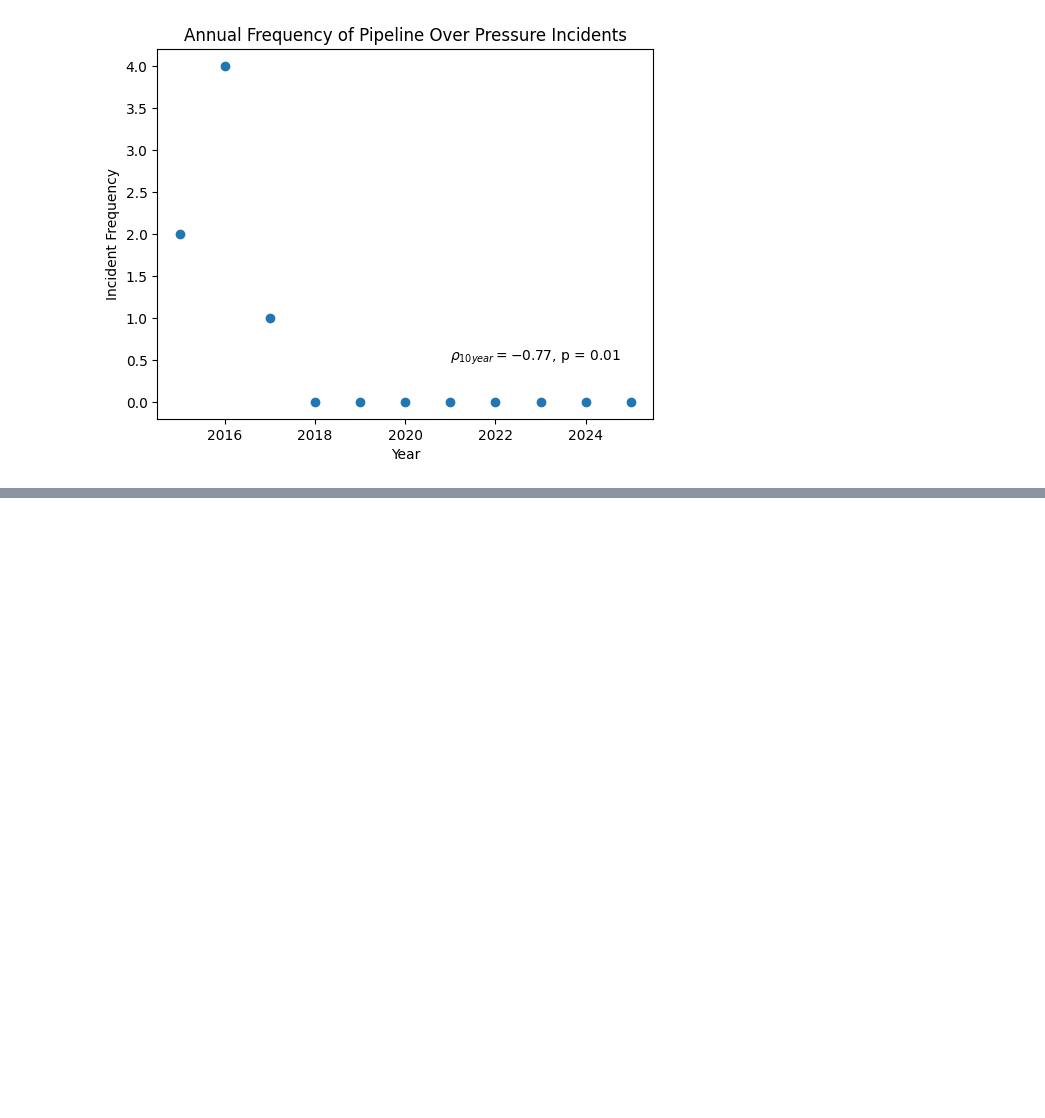
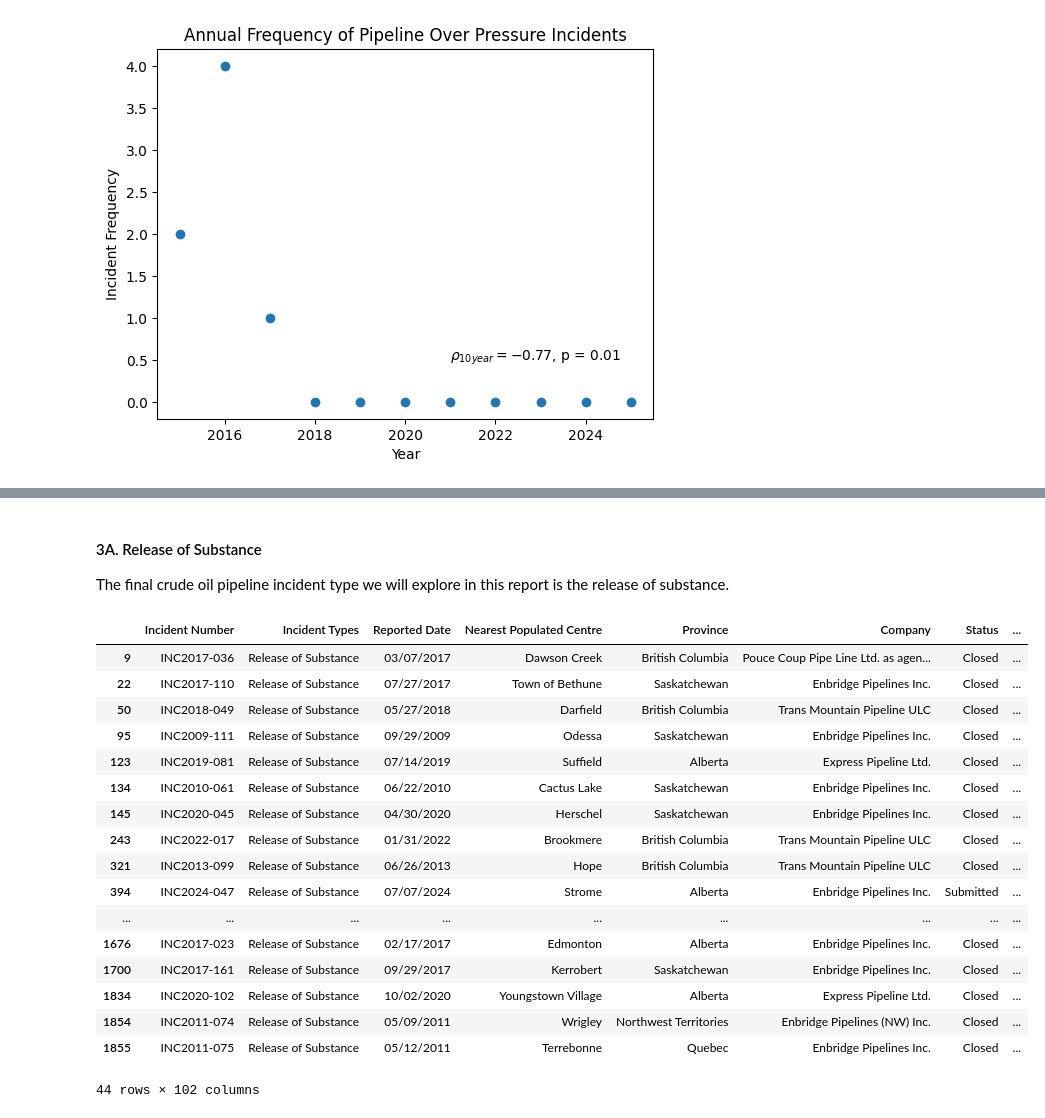
Before and after one commit to jwatchorn/pipeline_analysis, a Jupyter notebook: notebook.ipynb, the cells around one changed output, grey strips where cells are left out. Saved outputs shown, nothing was run; the diff lists cells and outputs as text; code cells hidden in the pictures; blank space fills up the shorter version.

```diff
--- a/notebook.ipynb
+++ b/notebook.ipynb
@@ -276,3 +383,28 @@ These values could be compared with historical data, where a Student's T test co
+# %% [markdown]
+#### 3A. Release of Substance
+
+The final crude oil pipeline incident type we will explore in this report is the release of substance.
+# %%
+crude_oil_df[crude_oil_df['Incident Types']=='Release of Substance']
+# %% [output]
+|  | Incident Number | Incident Types | Reported Date | Nearest Populated Centre | Province | Company | Status | ... |
+| 9 | INC2017-036 | Release of Substance | 03/07/2017 | Dawson Creek | British Columbia | Pouce Coup Pipe Line Ltd. as agen... | Closed | ... |
+| 22 | INC2017-110 | Release of Substance | 07/27/2017 | Town of Bethune | Saskatchewan | Enbridge Pipelines Inc. | Closed | ... |
+| 50 | INC2018-049 | Release of Substance | 05/27/2018 | Darfield | British Columbia | Trans Mountain Pipeline ULC | Closed | ... |
+| 95 | INC2009-111 | Release of Substance | 09/29/2009 | Odessa | Saskatchewan | Enbridge Pipelines Inc. | Closed | ... |
+| 123 | INC2019-081 | Release of Substance | 07/14/2019 | Suffield | Alberta | Express Pipeline Ltd. | Closed | ... |
+| 134 | INC2010-061 | Release of Substance | 06/22/2010 | Cactus Lake | Saskatchewan | Enbridge Pipelines Inc. | Closed | ... |
+| 145 | INC2020-045 | Release of Substance | 04/30/2020 | Herschel | Saskatchewan | Enbridge Pipelines Inc. | Closed | ... |
+| 243 | INC2022-017 | Release of Substance | 01/31/2022 | Brookmere | British Columbia | Trans Mountain Pipeline ULC | Closed | ... |
+| 321 | INC2013-099 | Release of Substance | 06/26/2013 | Hope | British Columbia | Trans Mountain Pipeline ULC | Closed | ... |
+| 394 | INC2024-047 | Release of Substance | 07/07/2024 | Strome | Alberta | Enbridge Pipelines Inc. | Submitted | ... |
+| ... | ... | ... | ... | ... | ... | ... | ... | ... |
+| 1676 | INC2017-023 | Release of Substance | 02/17/2017 | Edmonton | Alberta | Enbridge Pipelines Inc. | Closed | ... |
+| 1700 | INC2017-161 | Release of Substance | 09/29/2017 | Kerrobert | Saskatchewan | Enbridge Pipelines Inc. | Closed | ... |
+| 1834 | INC2020-102 | Release of Substance | 10/02/2020 | Youngstown Village | Alberta | Express Pipeline Ltd. | Closed | ... |
+| 1854 | INC2011-074 | Release of Substance | 05/09/2011 | Wrigley | Northwest Territories | Enbridge Pipelines (NW) Inc. | Closed | ... |
+| 1855 | INC2011-075 | Release of Substance | 05/12/2011 | Terrebonne | Quebec | Enbridge Pipelines Inc. | Closed | ... |
+44 rows × 102 columns
 # %%
 #instantiate map and get center
 map_center = [df['Latitude'].mean(), df['Longitude'].mean()]
```
Also changed, not shown: parts of 22 cells of this notebook, 2 other files.
